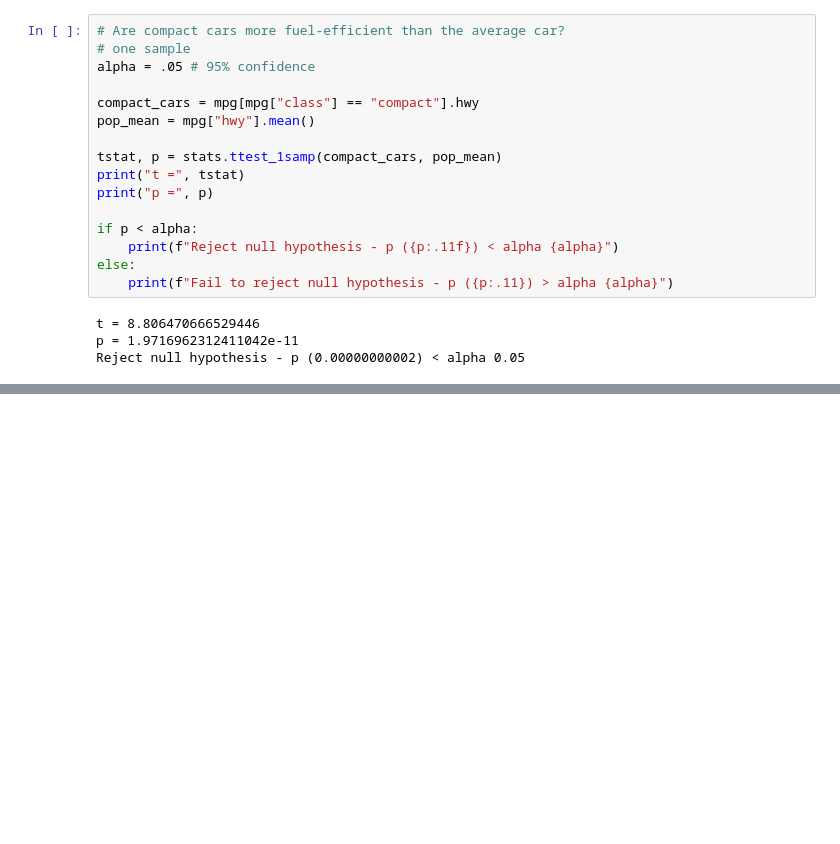
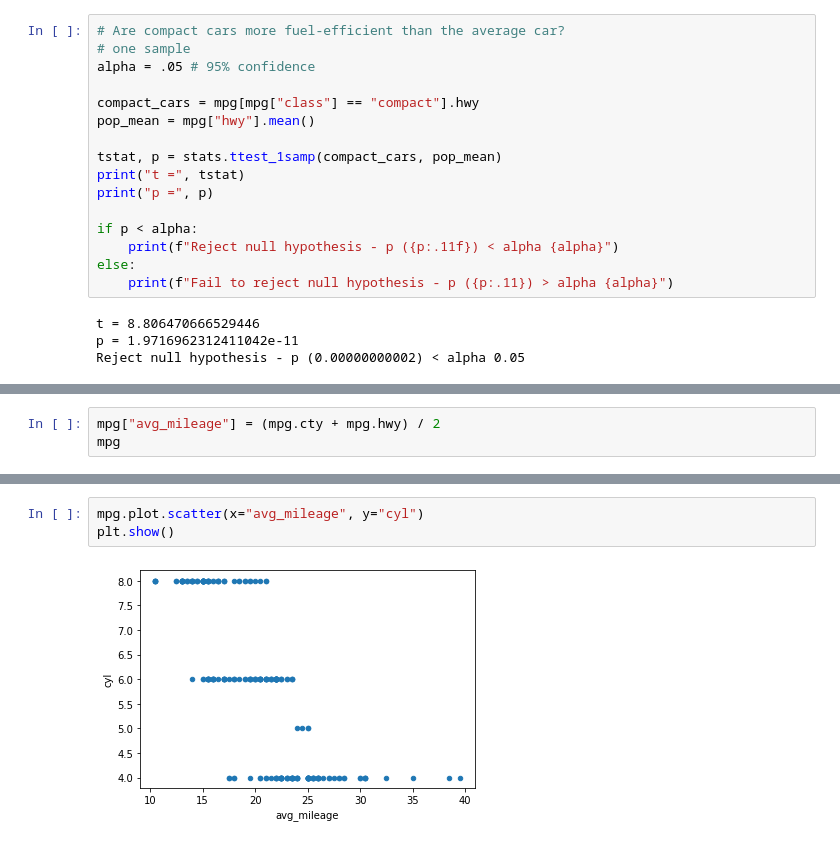
Before and after one commit to aleclhartman/statistics-exercises, a Jupyter notebook: stats_review.ipynb, the cells around one changed output, grey strips where cells are left out. Saved outputs shown, nothing was run; the diff lists cells and outputs as text; blank space fills up the shorter version.

```diff
--- a/stats_review.ipynb
+++ b/stats_review.ipynb
@@ -891,0 +899,3 @@ Reject null hypothesis - p (0.00000000002) < alpha 0.05
+# %%
+mpg["avg_mileage"] = (mpg.cty + mpg.hwy) / 2
+mpg
@@ -891,0 +931,5 @@ Reject null hypothesis - p (0.00000000002) < alpha 0.05
+# %%
+mpg.plot.scatter(x="avg_mileage", y="cyl")
+plt.show()
+# %% [output]
+[figure, added]
```
Also changed, not shown: parts of 6 cells of this notebook.
